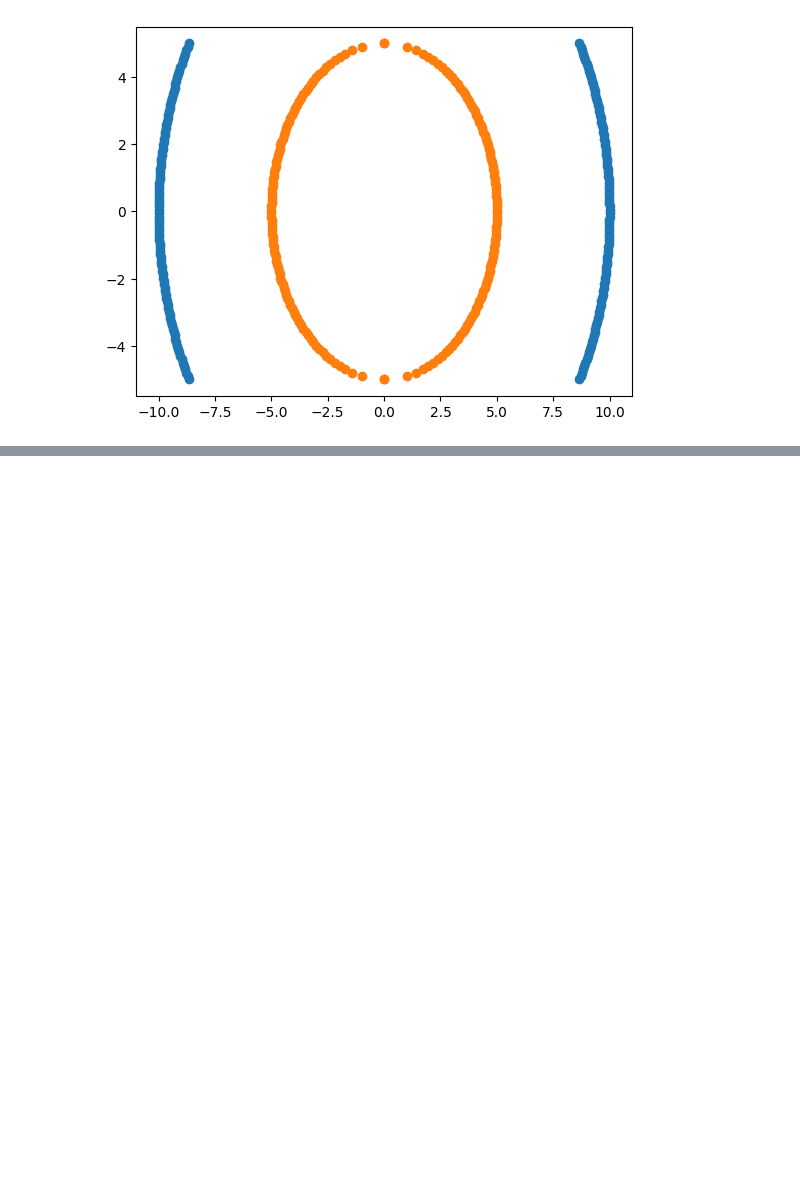
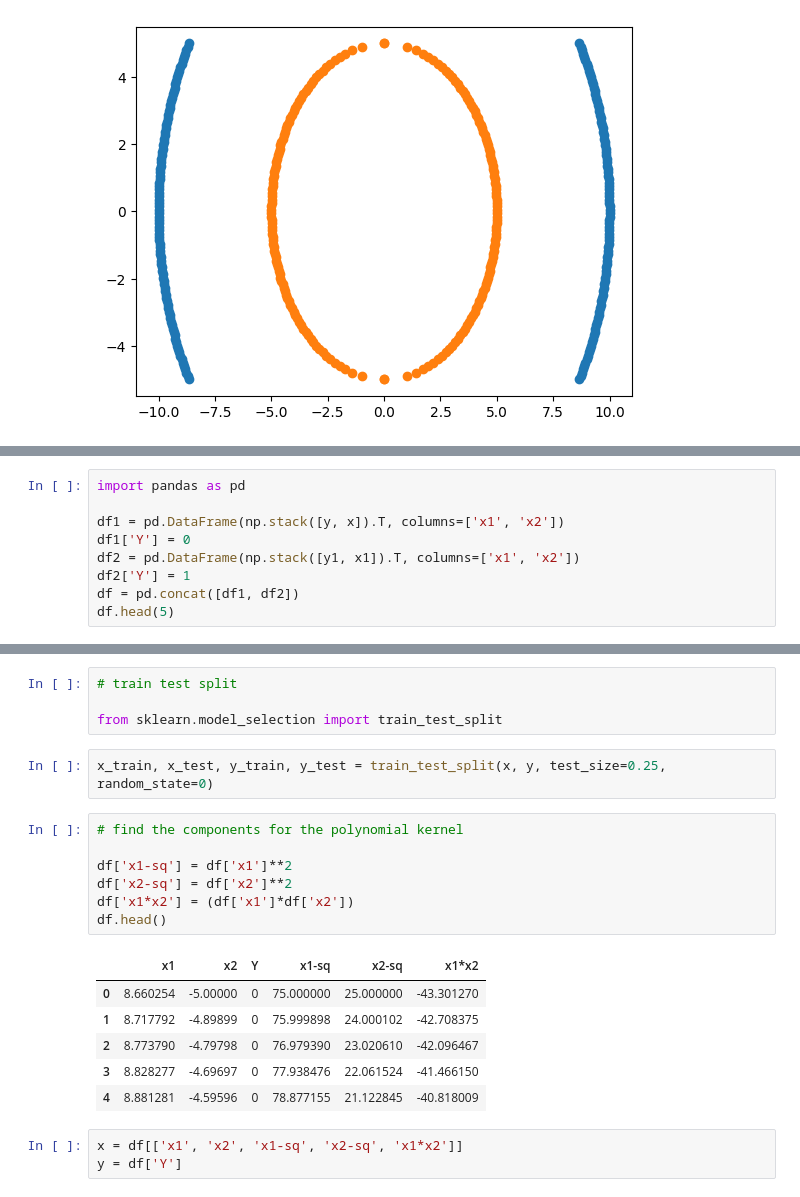
Before and after one commit to om-dalvi-1904/DS-ML-DL-NLP, a Jupyter notebook: Machine Learning/SVM/support-vector-machine.ipynb, the cells around one changed output, grey strips where cells are left out. Drawn from its saved outputs; the diff is of its cells as text; blank space fills up the shorter version.

```diff
--- a/Machine Learning/SVM/support-vector-machine.ipynb
+++ b/Machine Learning/SVM/support-vector-machine.ipynb
@@ -21,0 +42,9 @@ plt.scatter(y1,x1)
+# %%
+import pandas as pd
+
+df1 = pd.DataFrame(np.stack([y, x]).T, columns=['x1', 'x2'])
+df1['Y'] = 0
+df2 = pd.DataFrame(np.stack([y1, x1]).T, columns=['x1', 'x2'])
+df2['Y'] = 1
+df = pd.concat([df1, df2])
+df.head(5)
@@ -21,0 +78,23 @@ plt.scatter(y1,x1)
+# %%
+# train test split
+
+from sklearn.model_selection import train_test_split
+# %%
+x_train, x_test, y_train, y_test = train_test_split(x, y, test_size=0.25, random_state=0)
+# %%
+# find the components for the polynomial kernel
+
+df['x1-sq'] = df['x1']**2
+df['x2-sq'] = df['x2']**2
+df['x1*x2'] = (df['x1']*df['x2'])
+df.head()
+# %% [output]
+|  | x1 | x2 | Y | x1-sq | x2-sq | x1*x2 |
+| 0 | 8.660254 | -5.00000 | 0 | 75.000000 | 25.000000 | -43.301270 |
+| 1 | 8.717792 | -4.89899 | 0 | 75.999898 | 24.000102 | -42.708375 |
+| 2 | 8.773790 | -4.79798 | 0 | 76.979390 | 23.020610 | -42.096467 |
+| 3 | 8.828277 | -4.69697 | 0 | 77.938476 | 22.061524 | -41.466150 |
+| 4 | 8.881281 | -4.59596 | 0 | 78.877155 | 21.122845 | -40.818009 |
+# %%
+x = df[['x1', 'x2', 'x1-sq', 'x2-sq', 'x1*x2']]
+y = df['Y']
```
Also changed, not shown: parts of 12 cells of this notebook, 2 other files.
